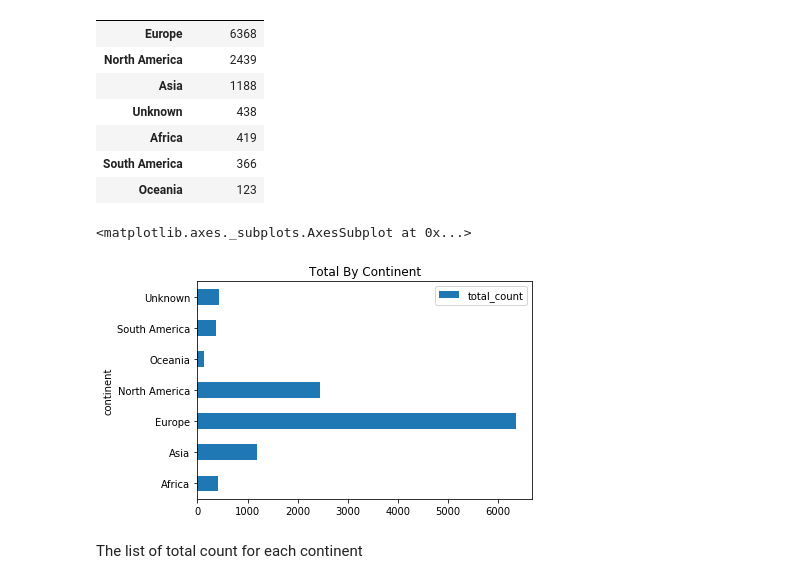
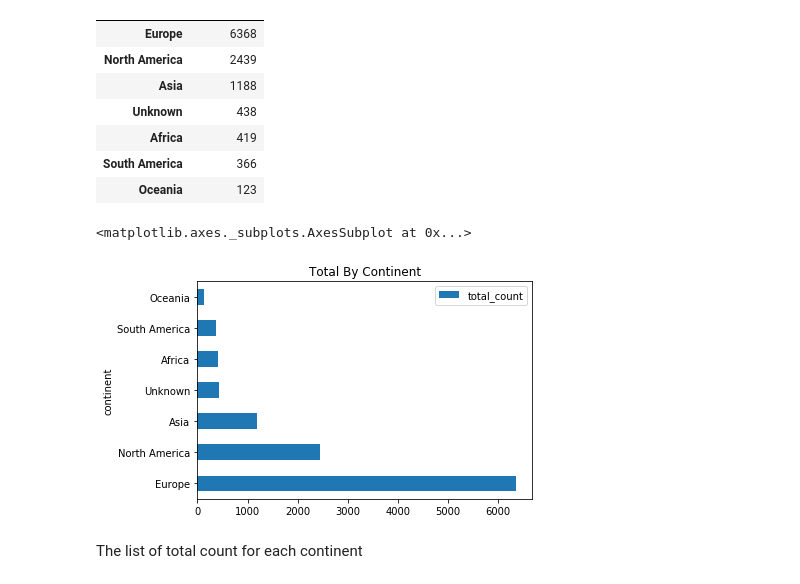
Before and after one commit to tbahng/ist652-final_project, a Jupyter notebook: Final_Project_Report.ipynb, the cells around one changed output. Cells and saved outputs as stored; diff of their text form; code cells hidden in the pictures.

```diff
--- a/Final_Project_Report.ipynb
+++ b/Final_Project_Report.ipynb
@@ -465,10 +465,10 @@ dfTotalByContinent.sort_values(by = ['total_count'], ascending = False)
 | South America | 366 |
 | Oceania | 123 |
 # %%
-dfTotalByContinent.plot.barh(title="Total By Continent")
+dfTotalByContinent.sort_values(by = ['total_count'], ascending=False).plot.barh(title="Total By Continent")
 # %% [output]
 <matplotlib.axes._subplots.AxesSubplot at 0x...>
-[figure, old version]
+[figure, new version]
 # %% [markdown]
 The list of total count for each continent
 # %% [markdown]
```
Also changed, not shown: parts of 22 cells of this notebook.
